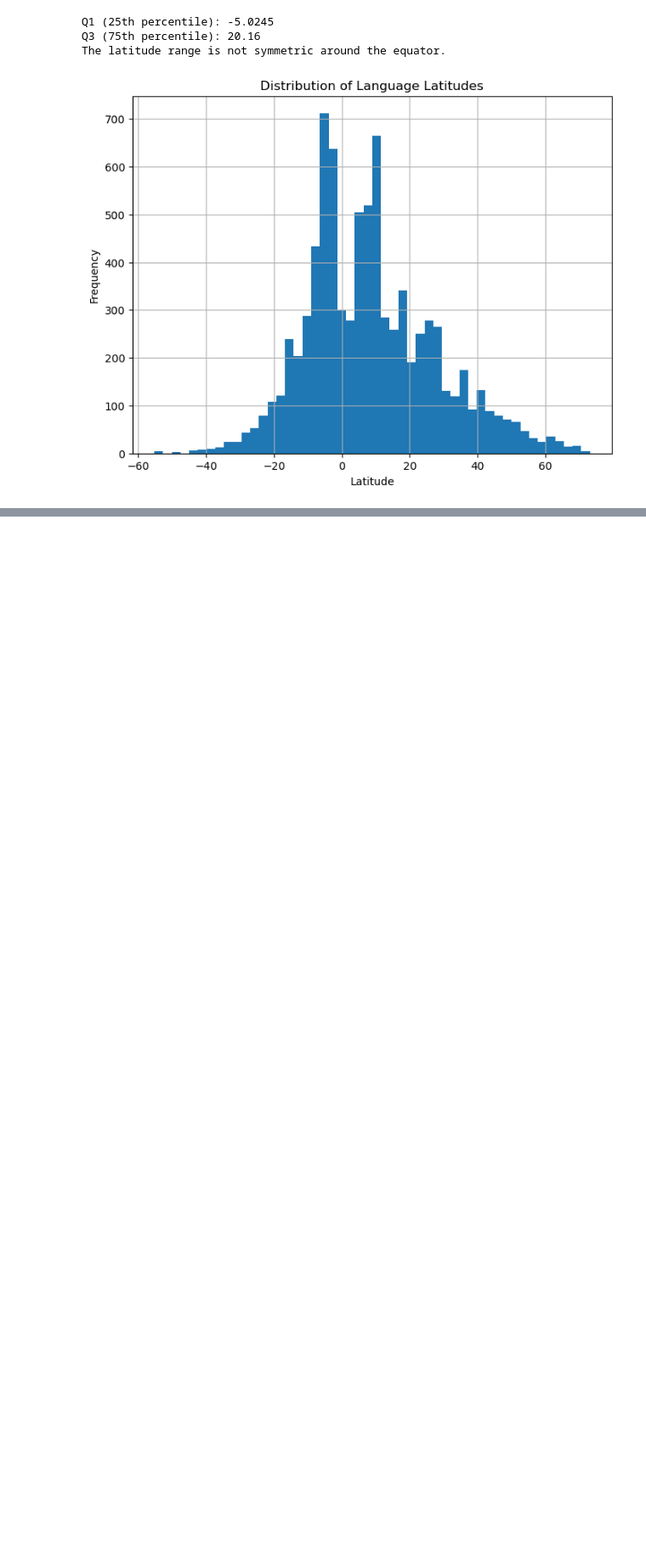
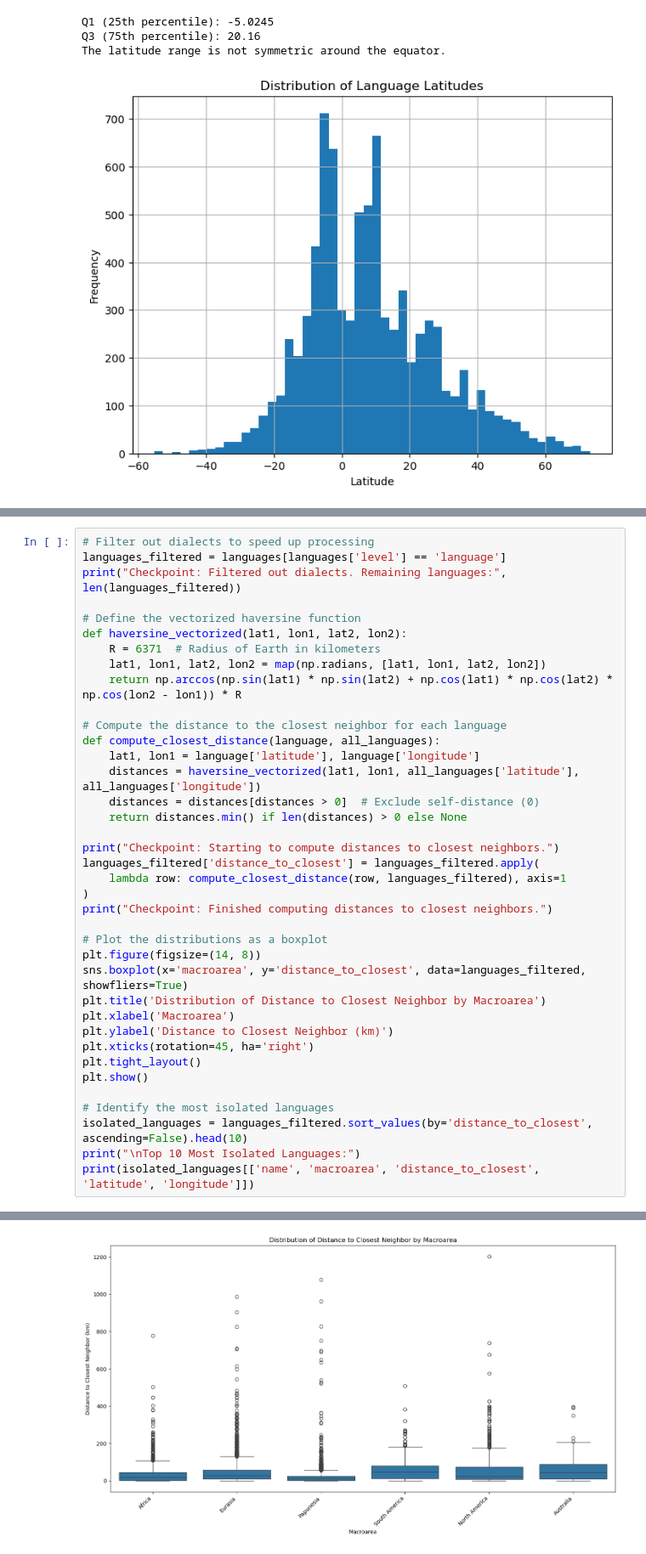
Before and after one commit to eanvhhof/data-sience-for-linguists, a Jupyter notebook: hw3/hw3.ipynb, the cells around one changed output, grey strips where cells are left out. Shown at 85% size. Cells and saved outputs as stored; diff of their text form; blank space fills up the shorter version.

```diff
--- a/hw3/hw3.ipynb
+++ b/hw3/hw3.ipynb
@@ -256,0 +283,39 @@ Australia: 3.187053e-05
+# %%
+# Filter out dialects to speed up processing
+languages_filtered = languages[languages['level'] == 'language']
+print("Checkpoint: Filtered out dialects. Remaining languages:", len(languages_filtered))
+
+# Define the vectorized haversine function
+def haversine_vectorized(lat1, lon1, lat2, lon2):
+    R = 6371  # Radius of Earth in kilometers
+    lat1, lon1, lat2, lon2 = map(np.radians, [lat1, lon1, lat2, lon2])
+    return np.arccos(np.sin(lat1) * np.sin(lat2) + np.cos(lat1) * np.cos(lat2) * np.cos(lon2 - lon1)) * R
+
+# Compute the distance to the closest neighbor for each language
+def compute_closest_distance(language, all_languages):
+    lat1, lon1 = language['latitude'], language['longitude']
+    distances = haversine_vectorized(lat1, lon1, all_languages['latitude'], all_languages['longitude'])
+    distances = distances[distances > 0]  # Exclude self-distance (0)
+    return distances.min() if len(distances) > 0 else None
+
+print("Checkpoint: Starting to compute distances to closest neighbors.")
+languages_filtered['distance_to_closest'] = languages_filtered.apply(
+    lambda row: compute_closest_distance(row, languages_filtered), axis=1
+)
+print("Checkpoint: Finished computing distances to closest neighbors.")
+
+# Plot the distributions as a boxplot
+plt.figure(figsize=(14, 8))
+sns.boxplot(x='macroarea', y='distance_to_closest', data=languages_filtered, showfliers=True)
+plt.title('Distribution of Distance to Closest Neighbor by Macroarea')
+plt.xlabel('Macroarea')
+plt.ylabel('Distance to Closest Neighbor (km)')
+plt.xticks(rotation=45, ha='right')
+plt.tight_layout()
+plt.show()
+
+# Identify the most isolated languages
+isolated_languages = languages_filtered.sort_values(by='distance_to_closest', ascending=False).head(10)
+print("\nTop 10 Most Isolated Languages:")
+print(isolated_languages[['name', 'macroarea', 'distance_to_closest', 'latitude', 'longitude']])
+# %% [output]
@@ -256,0 +325 @@ Australia: 3.187053e-05
+[figure, added]
```
Also changed, not shown: parts of 7 cells of this notebook.
